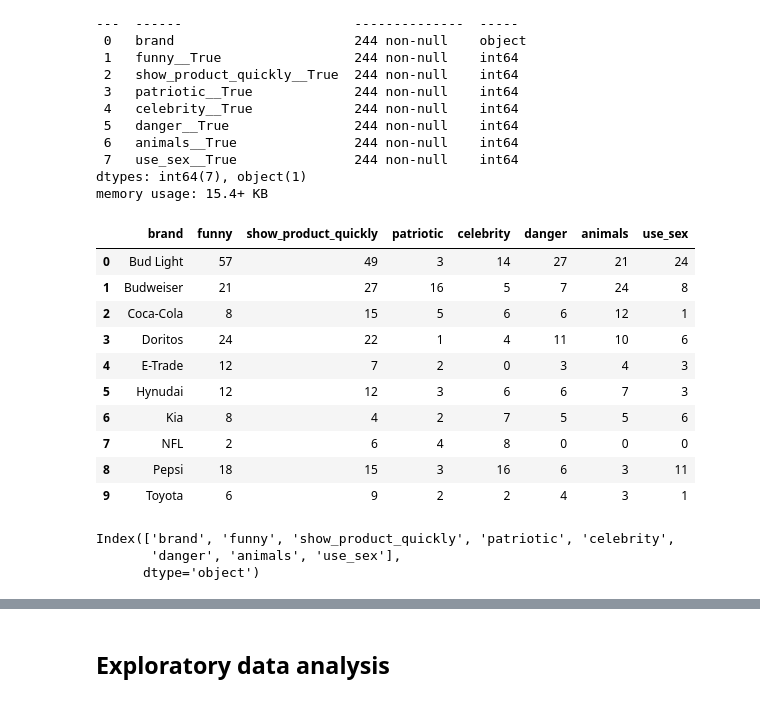
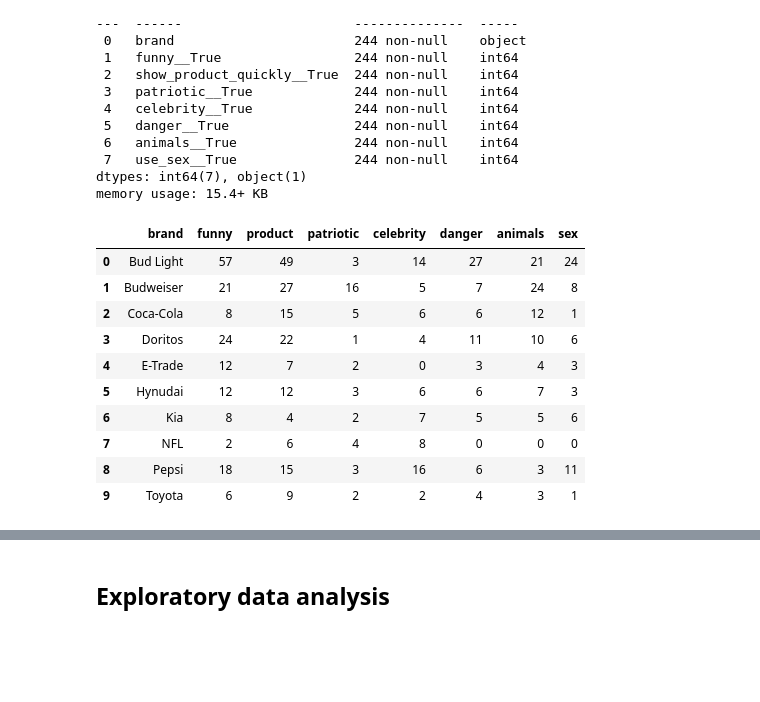
Before and after one commit to liparose/homework-1, a Jupyter notebook: notebooks/04-data-exploration.ipynb, the cells around one changed output, grey strips where cells are left out. Saved outputs shown, nothing was run; the diff lists cells and outputs as text; code cells hidden in the pictures; blank space fills up the shorter version.

```diff
--- a/notebooks/04-data-exploration.ipynb
+++ b/notebooks/04-data-exploration.ipynb
@@ -129,29 +129,29 @@ memory usage: 15.4+ KB
 # %%
 final = liste.groupby(['brand']).agg({
     'funny__True': ['sum'],
     'show_product_quickly__True': ['sum'],
     'patriotic__True': ['sum'],
     'celebrity__True': ['sum'],
     'danger__True': ['sum'],
     'animals__True': ['sum'],
     'use_sex__True': ['sum']
     }).reset_index()
 
 final.columns = final.columns.droplevel(level=1)
 
 final = final.rename(columns={
             "funny__True": "funny",
-            "show_product_quickly__True": "show_product_quickly",
+            "show_product_quickly__True": "product",
             "patriotic__True": "patriotic",
             "celebrity__True": 'celebrity',
             "danger__True": "danger",
             "animals__True": "animals",
-            "use_sex__True": "use_sex"
+            "use_sex__True": "sex"
 }, errors="raise")
 
 final
 # %% [output]
-|  | brand | funny | show_product_quickly | patriotic | celebrity | danger | animals | use_sex |
+|  | brand | funny | product | patriotic | celebrity | danger | animals | sex |
 | 0 | Bud Light | 57 | 49 | 3 | 14 | 27 | 21 | 24 |
 | 1 | Budweiser | 21 | 27 | 16 | 5 | 7 | 24 | 8 |
 | 2 | Coca-Cola | 8 | 15 | 5 | 6 | 6 | 12 | 1 |
@@ -162,9 +162,3 @@ final
 | 7 | NFL | 2 | 6 | 4 | 8 | 0 | 0 | 0 |
 | 8 | Pepsi | 18 | 15 | 3 | 16 | 6 | 3 | 11 |
 | 9 | Toyota | 6 | 9 | 2 | 2 | 4 | 3 | 1 |
-# %%
-final.columns
-# %% [output]
-Index(['brand', 'funny', 'show_product_quickly', 'patriotic', 'celebrity',
-       'danger', 'animals', 'use_sex'],
-      dtype='object')
```
Also changed, not shown: parts of 3 cells of this notebook.
